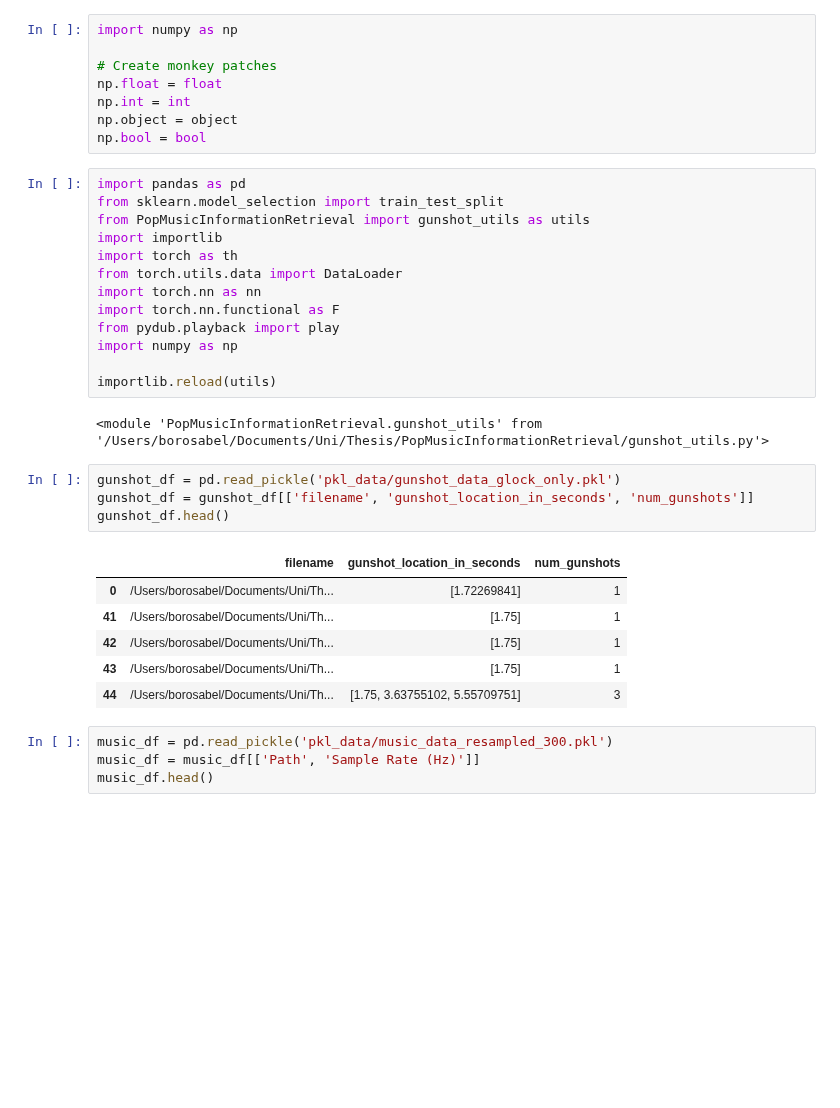
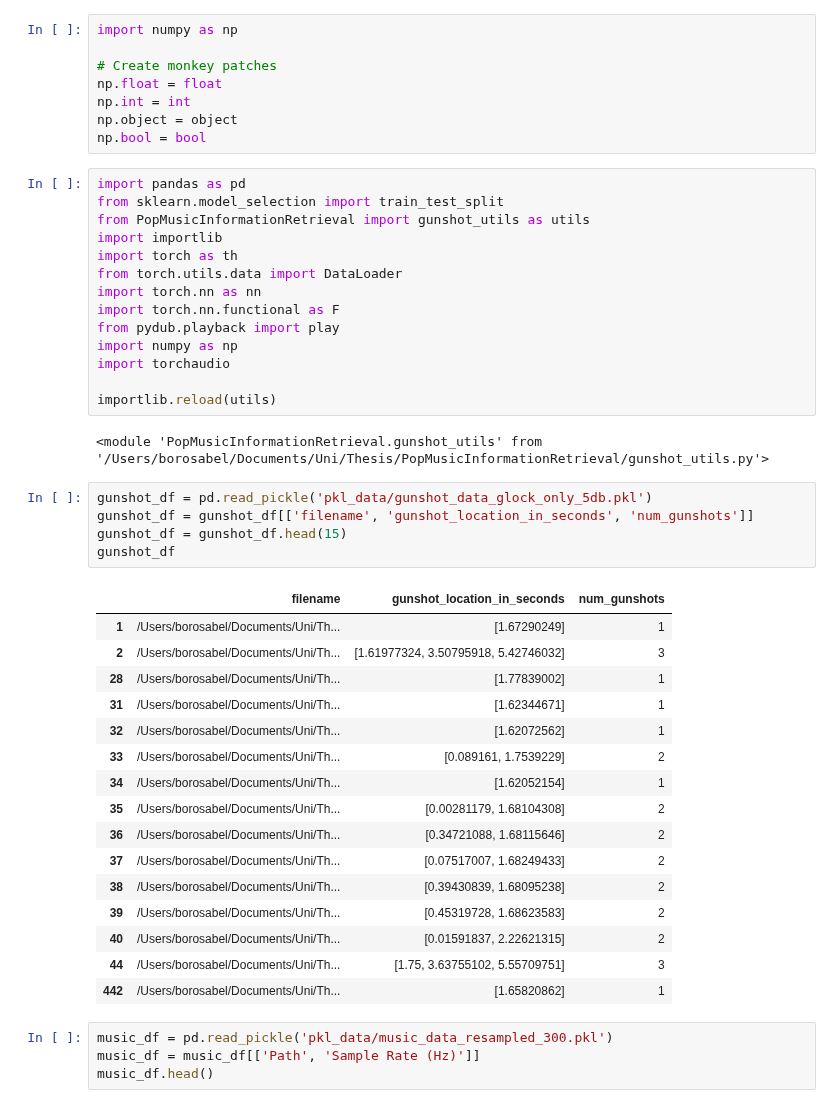
Before and after one commit to borosabel/PopMusicInformationRetrieval, a Jupyter notebook: noname.ipynb, the cells around one changed output. Cells and saved outputs as stored; diff of their text form; blank space fills up the shorter version.

```diff
--- a/noname.ipynb
+++ b/noname.ipynb
@@ -17,21 +17,33 @@ import torch.nn as nn
 import torch.nn.functional as F
 from pydub.playback import play
 import numpy as np
+import torchaudio
 
 importlib.reload(utils)
 # %% [output]
 <module 'PopMusicInformationRetrieval.gunshot_utils' from '/Users/borosabel/Documents/Uni/Thesis/PopMusicInformationRetrieval/gunshot_utils.py'>
 # %%
-gunshot_df = pd.read_pickle('pkl_data/gunshot_data_glock_only.pkl')
+gunshot_df = pd.read_pickle('pkl_data/gunshot_data_glock_only_5db.pkl')
 gunshot_df = gunshot_df[['filename', 'gunshot_location_in_seconds', 'num_gunshots']]
-gunshot_df.head()
+gunshot_df = gunshot_df.head(15)
+gunshot_df
 # %% [output]
 |  | filename | gunshot_location_in_seconds | num_gunshots |
-| 0 | /Users/borosabel/Documents/Uni/Th... | [1.72269841] | 1 |
-| 41 | /Users/borosabel/Documents/Uni/Th... | [1.75] | 1 |
-| 42 | /Users/borosabel/Documents/Uni/Th... | [1.75] | 1 |
-| 43 | /Users/borosabel/Documents/Uni/Th... | [1.75] | 1 |
+| 1 | /Users/borosabel/Documents/Uni/Th... | [1.67290249] | 1 |
+| 2 | /Users/borosabel/Documents/Uni/Th... | [1.61977324, 3.50795918, 5.42746032] | 3 |
+| 28 | /Users/borosabel/Documents/Uni/Th... | [1.77839002] | 1 |
+| 31 | /Users/borosabel/Documents/Uni/Th... | [1.62344671] | 1 |
+| 32 | /Users/borosabel/Documents/Uni/Th... | [1.62072562] | 1 |
+| 33 | /Users/borosabel/Documents/Uni/Th... | [0.089161, 1.7539229] | 2 |
+| 34 | /Users/borosabel/Documents/Uni/Th... | [1.62052154] | 1 |
+| 35 | /Users/borosabel/Documents/Uni/Th... | [0.00281179, 1.68104308] | 2 |
+| 36 | /Users/borosabel/Documents/Uni/Th... | [0.34721088, 1.68115646] | 2 |
+| 37 | /Users/borosabel/Documents/Uni/Th... | [0.07517007, 1.68249433] | 2 |
+| 38 | /Users/borosabel/Documents/Uni/Th... | [0.39430839, 1.68095238] | 2 |
+| 39 | /Users/borosabel/Documents/Uni/Th... | [0.45319728, 1.68623583] | 2 |
+| 40 | /Users/borosabel/Documents/Uni/Th... | [0.01591837, 2.22621315] | 2 |
 | 44 | /Users/borosabel/Documents/Uni/Th... | [1.75, 3.63755102, 5.55709751] | 3 |
+| 442 | /Users/borosabel/Documents/Uni/Th... | [1.65820862] | 1 |
 # %%
 music_df = pd.read_pickle('pkl_data/music_data_resampled_300.pkl')
 music_df = music_df[['Path', 'Sample Rate (Hz)']]
```
Also changed, not shown: parts of 10 cells of this notebook, 3 other files.
